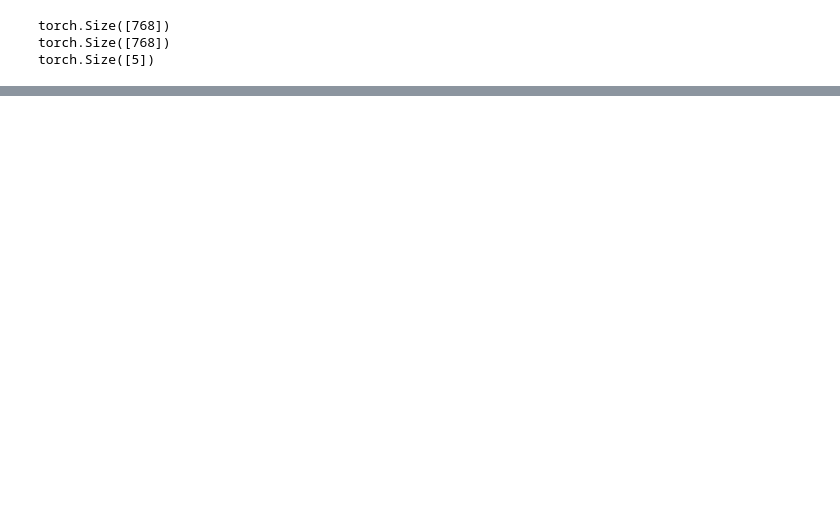
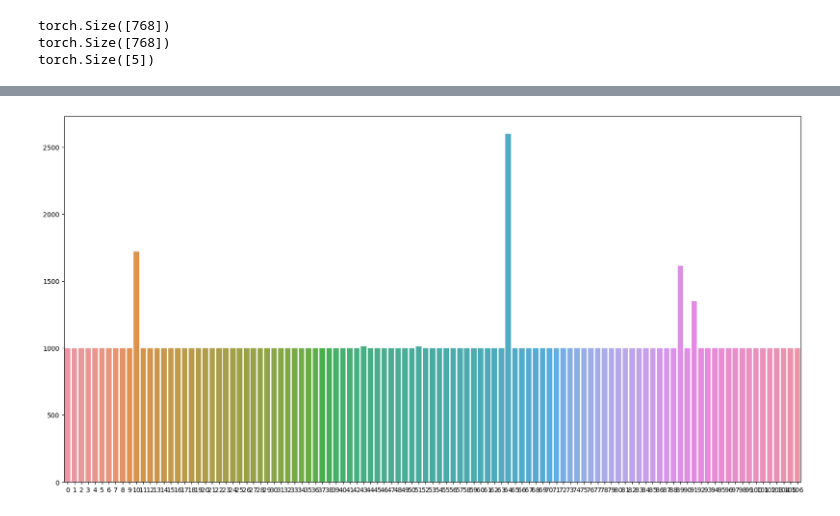
Before and after one commit to nabang1010/Multi_Label_Image_Recognition_with_Graph_Convolutional_Networks, a Jupyter notebook: main_pill/process_data.ipynb, the cells around one changed output, grey strips where cells are left out. Cells and saved outputs as stored; diff of their text form; code cells hidden in the pictures; blank space fills up the shorter version.

```diff
--- a/main_pill/process_data.ipynb
+++ b/main_pill/process_data.ipynb
@@ -137,0 +237,15 @@ torch.Size([5])
+# %%
+path = "/workspace/nabang1010/LBA_VAIPE/GNN/Multi_Label_Image_Recognition_with_Graph_Convolutional_Networks/data/pill_classify/data_classification_fixed_aug"
+
+#count image in each folder
+import os
+folder_list =  os.listdir(path)
+folder_list = [int(i) for i in folder_list]
+folder_list.sort()
+count_image_list = []
+for folder in folder_list:
+    path_folder = os.path.join(path, str(folder))
+    image_len = len(os.listdir(path_folder))
+    if image_len == 500:
+        image_len = 1000
+    count_image_list.append(image_len)
@@ -137,0 +273,8 @@ torch.Size([5])
+# %%
+import seaborn
+import matplotlib.pyplot as plt
+plt.figure(figsize=(20, 10))
+seaborn.barplot(x=folder_list, y=count_image_list)
+plt.show()
+# %% [output]
+[figure, added]
```
Also changed, not shown: parts of 11 cells of this notebook, 7 other files.
